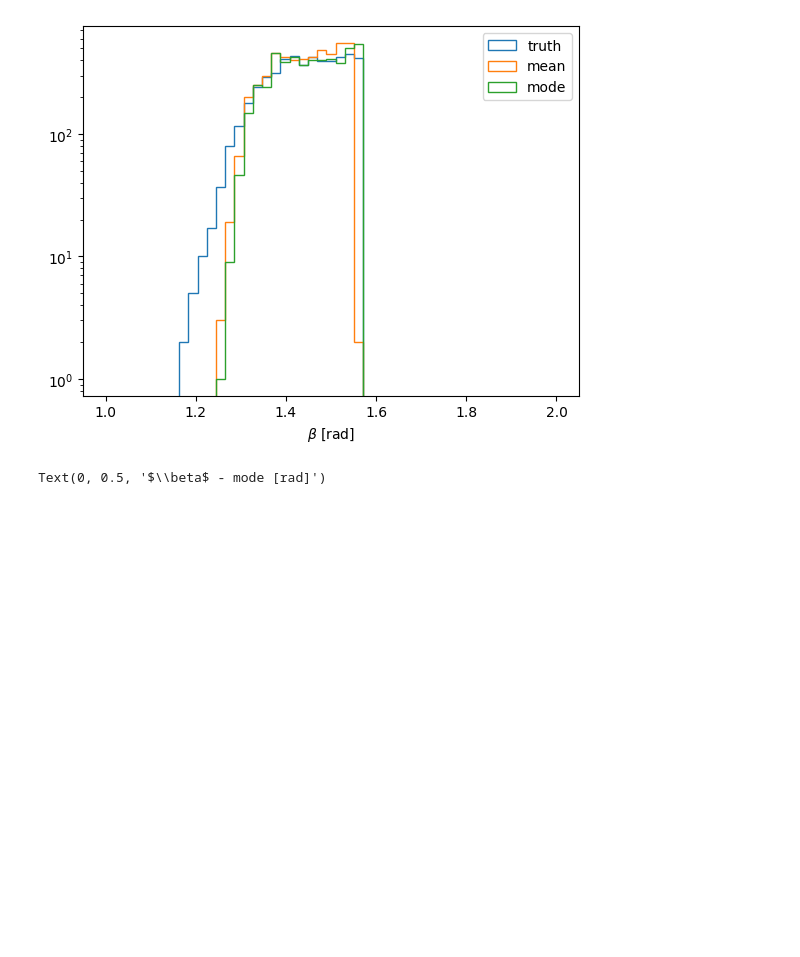
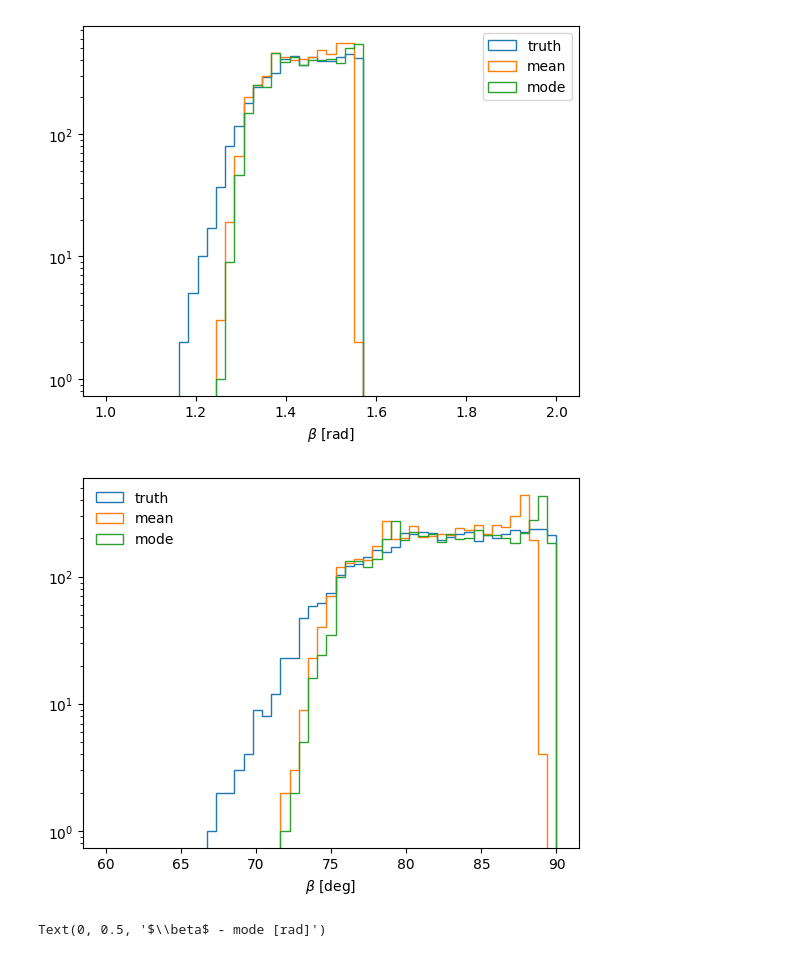
Before and after one commit to nhanvtran/directional-pixel-detectors, a Jupyter notebook: hit-position/train-1DB-Beta.ipynb, the cells around one changed output. Cells and saved outputs as stored; diff of their text form; code cells hidden in the pictures; blank space fills up the shorter version.

```diff
--- a/hit-position/train-1DB-Beta.ipynb
+++ b/hit-position/train-1DB-Beta.ipynb
@@ -223,6 +236,17 @@ plt.yscale('log')
 plt.show()
 # %% [output]
 [figure]
+# %%
+plt.hist(df['Btrue']*180/pi,bins=np.linspace(60,90,50),histtype='step',label='truth')
+plt.hist(df['mean']*180/pi,bins=np.linspace(60,90,50),histtype='step',label='mean')
+plt.hist(df['mode']*180/pi,bins=np.linspace(60,90,50),histtype='step',label='mode')
+#plt.yscale('Log')
+plt.xlabel(r'$\beta$ [deg]')
+plt.legend(frameon=False,loc='upper left')
+plt.yscale('log')
+plt.show()
+# %% [output]
+[figure, added]
 # %%
 x = sns.regplot(x=df['Btrue'], y=df['Btrue']-df['mode'], x_bins=np.linspace(1,2,100), fit_reg=None, marker='.')
 plt.xlabel(r'True $\beta$ [rad]')
```
Also changed, not shown: parts of 2 cells of this notebook.
